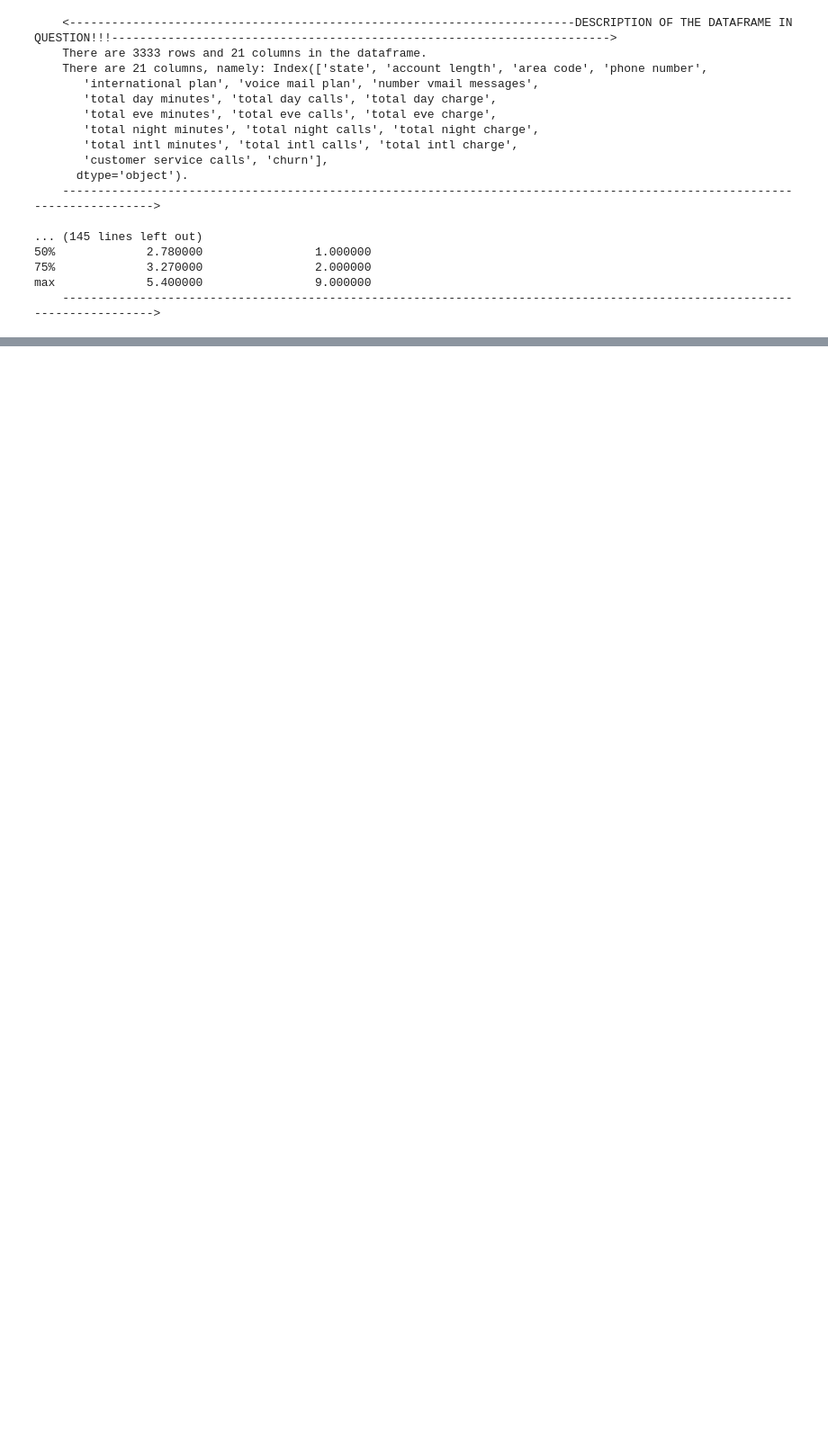
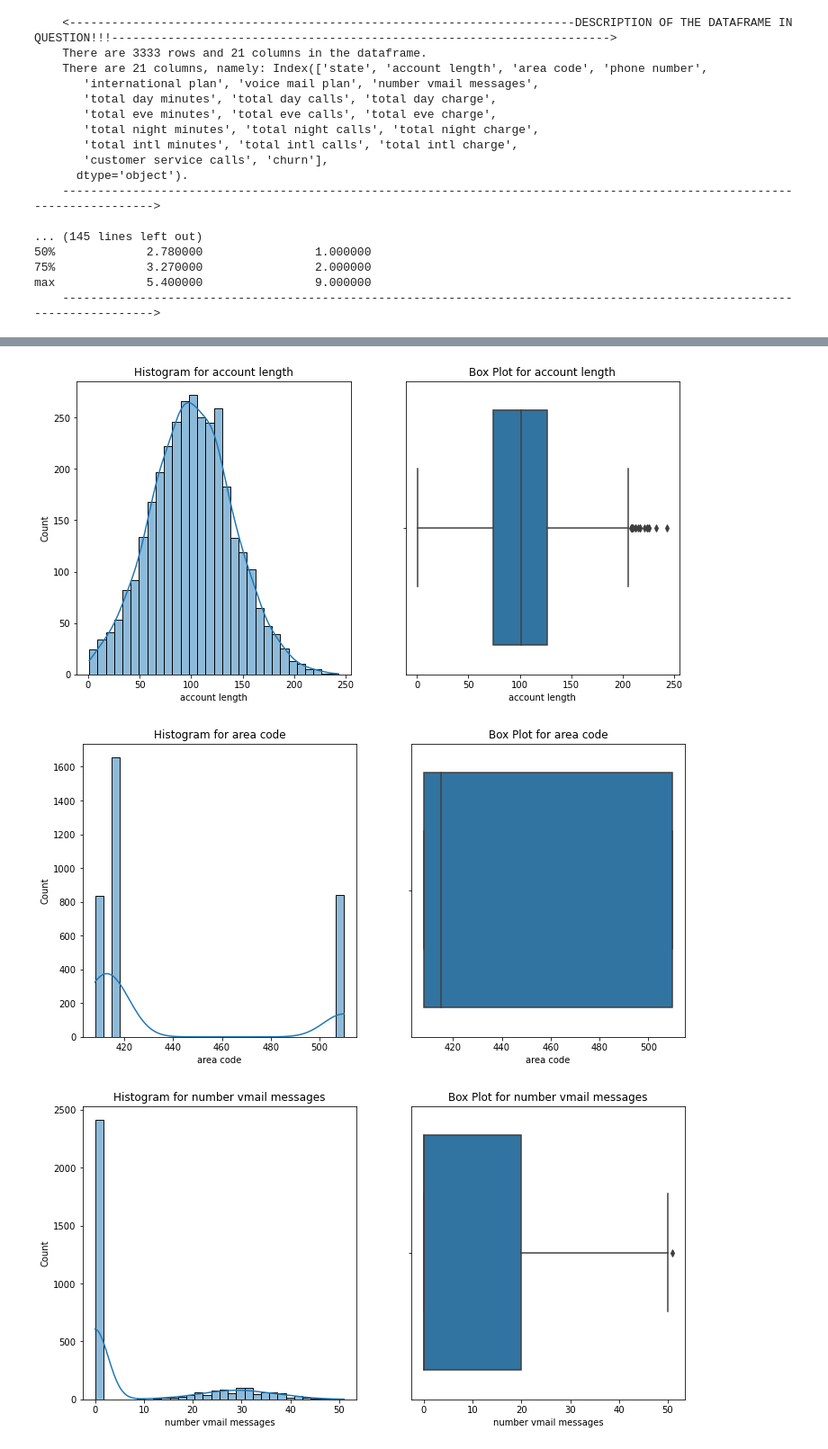
Before and after one commit to WacekeW/Phase-3-Project, a Jupyter notebook: index.ipynb, the cells around one changed output, grey strips where cells are left out. Shown: that part at 90% size. Saved outputs shown, nothing was run; the diff lists cells and outputs as text; code cells hidden in the pictures; blank space fills up the shorter version.

```diff
--- a/index.ipynb
+++ b/index.ipynb
@@ -48,4 +42,34 @@ class DataPreProcessing(DataSourcing):
+# %%
+class DataPreProcessing(DataSourcing):
+
+  def dropColumns(self, df, columns):
+    df = df.drop(columns, axis=1)
+    return df
+
+  def dropRows(self, df, rows):
+    df = df.drop(rows, axis=0)
+    return df
+
+  def preprocess_data(self, df):
+    if df is not None:
+      data_copy = df.copy()
+    # Calculate total calls
+      data_copy["total_calls"] = data_copy["total day calls"] + data_copy["total night calls"] + data_copy["total eve calls"] + data_copy["total intl calls"]
+
+    # Calculate total minutes
+      data_copy["total_minutes"] = data_copy["total day minutes"] + data_copy["total night minutes"] + data_copy["total eve minutes"] + data_copy["total intl minutes"]
+
+    # Calculate total charges
+      data_copy["total_charges"] = data_copy["total day charge"] + data_copy["total night charge"] + data_copy["total eve charge"] + data_copy["total intl charge"]
+
+    # Drop unnecessary columns
+      data_copy.drop(columns=["total day calls", "total night calls", "total eve calls", "total intl calls",
+                     "total day minutes", "total night minutes", "total eve minutes", "total intl minutes",
+                     "total day charge", "total night charge", "total eve charge", "total intl charge"],
+            inplace=True)
+      return data_copy
 # %%
+data_inst = DataPreProcessing()
 data = DataSourcing()
 df = data.open_csv('bigml_59c28831336c6604c800002a.csv')
 data.give_info(df)
@@ -67,3 +91,6 @@ data.give_info(df)
 75%             3.270000                2.000000
 max             5.400000                9.000000
     ------------------------------------------------------------------------------------------------------------------------->
+# %%
+data_copy = data_inst.preprocess_data(df)
+data_copy
@@ -69,0 +256,7 @@ max             5.400000                9.000000
+# %%
+data_analysis = DataAnalysis()
+data_analysis.univariate_analysis(data_copy)
+# %% [output]
+[figure, added]
+[figure, added]
+[figure, added]
```
Also changed, not shown: parts of 10 cells of this notebook.
